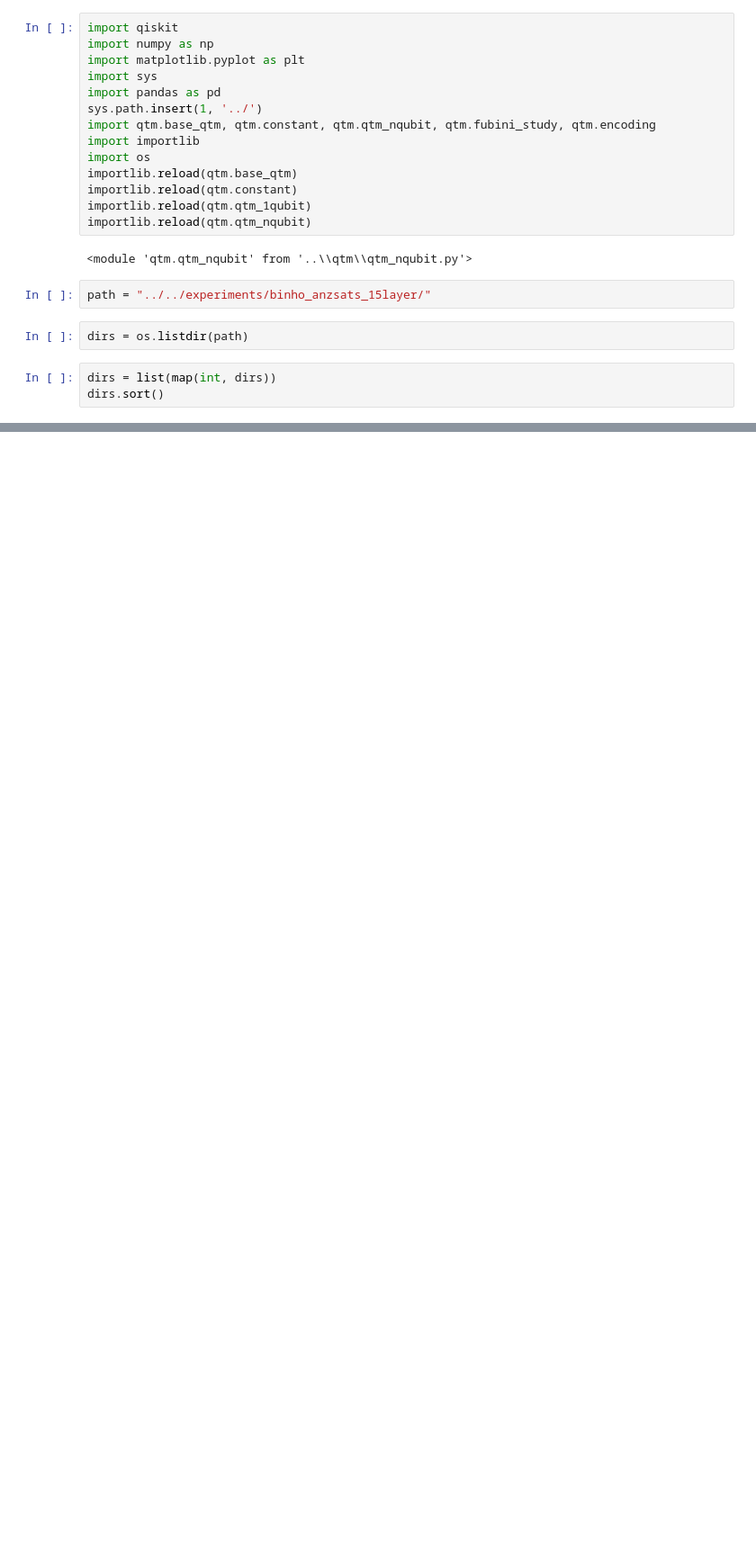
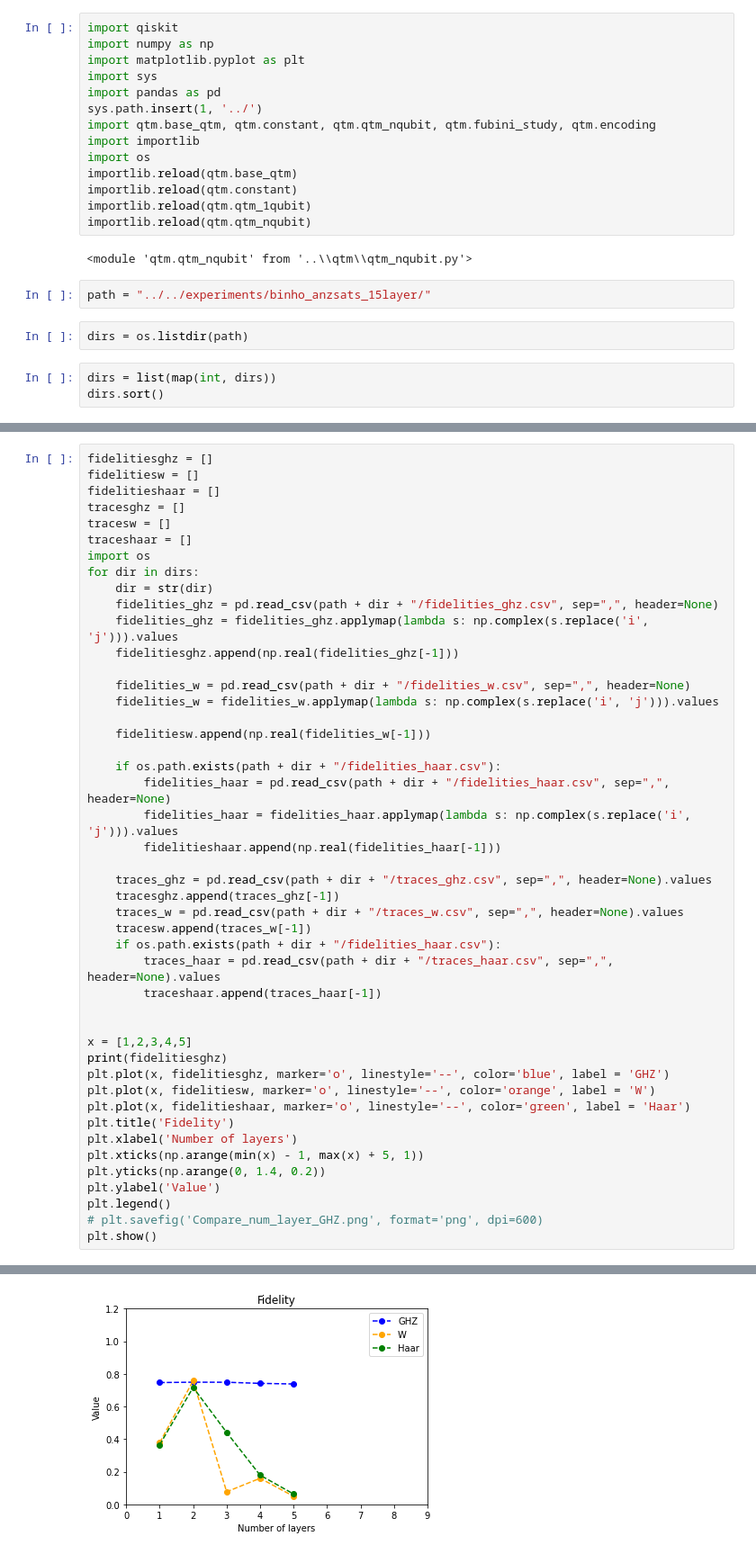
Before and after one commit to vutuanhai237/UC-VQA, a Jupyter notebook: codes/binho_anzsats/plot_compare_num_layer.ipynb, the cells around one changed output, grey strips where cells are left out. Shown at 90% size. Cells and saved outputs as stored; diff of their text form; blank space fills up the shorter version.

```diff
--- a/codes/binho_anzsats/plot_compare_num_layer.ipynb
+++ b/codes/binho_anzsats/plot_compare_num_layer.ipynb
@@ -92,0 +93,47 @@ plt.show()
+# %%
+fidelitiesghz = []
+fidelitiesw = []
+fidelitieshaar = []
+tracesghz = []
+tracesw = []
+traceshaar = []
+import os
+for dir in dirs:
+    dir = str(dir)
+    fidelities_ghz = pd.read_csv(path + dir + "/fidelities_ghz.csv", sep=",", header=None)
+    fidelities_ghz = fidelities_ghz.applymap(lambda s: np.complex(s.replace('i', 'j'))).values
+    fidelitiesghz.append(np.real(fidelities_ghz[-1]))
+
+    fidelities_w = pd.read_csv(path + dir + "/fidelities_w.csv", sep=",", header=None)
+    fidelities_w = fidelities_w.applymap(lambda s: np.complex(s.replace('i', 'j'))).values
+
+    fidelitiesw.append(np.real(fidelities_w[-1]))
+
+    if os.path.exists(path + dir + "/fidelities_haar.csv"):
+        fidelities_haar = pd.read_csv(path + dir + "/fidelities_haar.csv", sep=",", header=None)
+        fidelities_haar = fidelities_haar.applymap(lambda s: np.complex(s.replace('i', 'j'))).values
+        fidelitieshaar.append(np.real(fidelities_haar[-1]))
+
+    traces_ghz = pd.read_csv(path + dir + "/traces_ghz.csv", sep=",", header=None).values
+    tracesghz.append(traces_ghz[-1])
+    traces_w = pd.read_csv(path + dir + "/traces_w.csv", sep=",", header=None).values
+    tracesw.append(traces_w[-1])
+    if os.path.exists(path + dir + "/fidelities_haar.csv"):
+        traces_haar = pd.read_csv(path + dir + "/traces_haar.csv", sep=",", header=None).values
+        traceshaar.append(traces_haar[-1])
+
+
+x = [1,2,3,4,5]
+print(fidelitiesghz)
+plt.plot(x, fidelitiesghz, marker='o', linestyle='--', color='blue', label = 'GHZ')
+plt.plot(x, fidelitiesw, marker='o', linestyle='--', color='orange', label = 'W')
+plt.plot(x, fidelitieshaar, marker='o', linestyle='--', color='green', label = 'Haar')
+plt.title('Fidelity')
+plt.xlabel('Number of layers')
+plt.xticks(np.arange(min(x) - 1, max(x) + 5, 1))
+plt.yticks(np.arange(0, 1.4, 0.2))
+plt.ylabel('Value')
+plt.legend()
+# plt.savefig('Compare_num_layer_GHZ.png', format='png', dpi=600)
+plt.show()
+# %% [output]
@@ -93,3 +147,4 @@ plt.show()
+[figure, added]
 # %%
 import os
 for dir in dirs:
```
Also changed, not shown: parts of 5 cells of this notebook, 4 other files.
